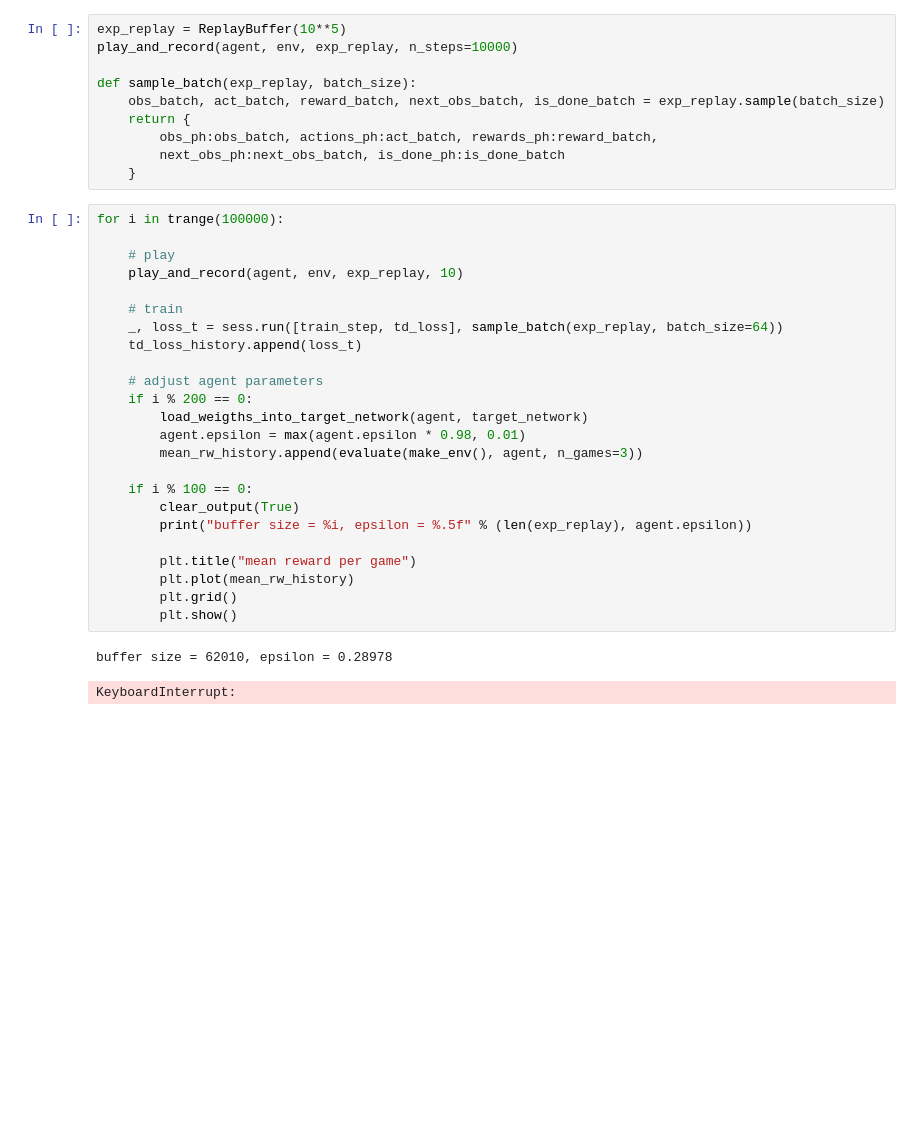
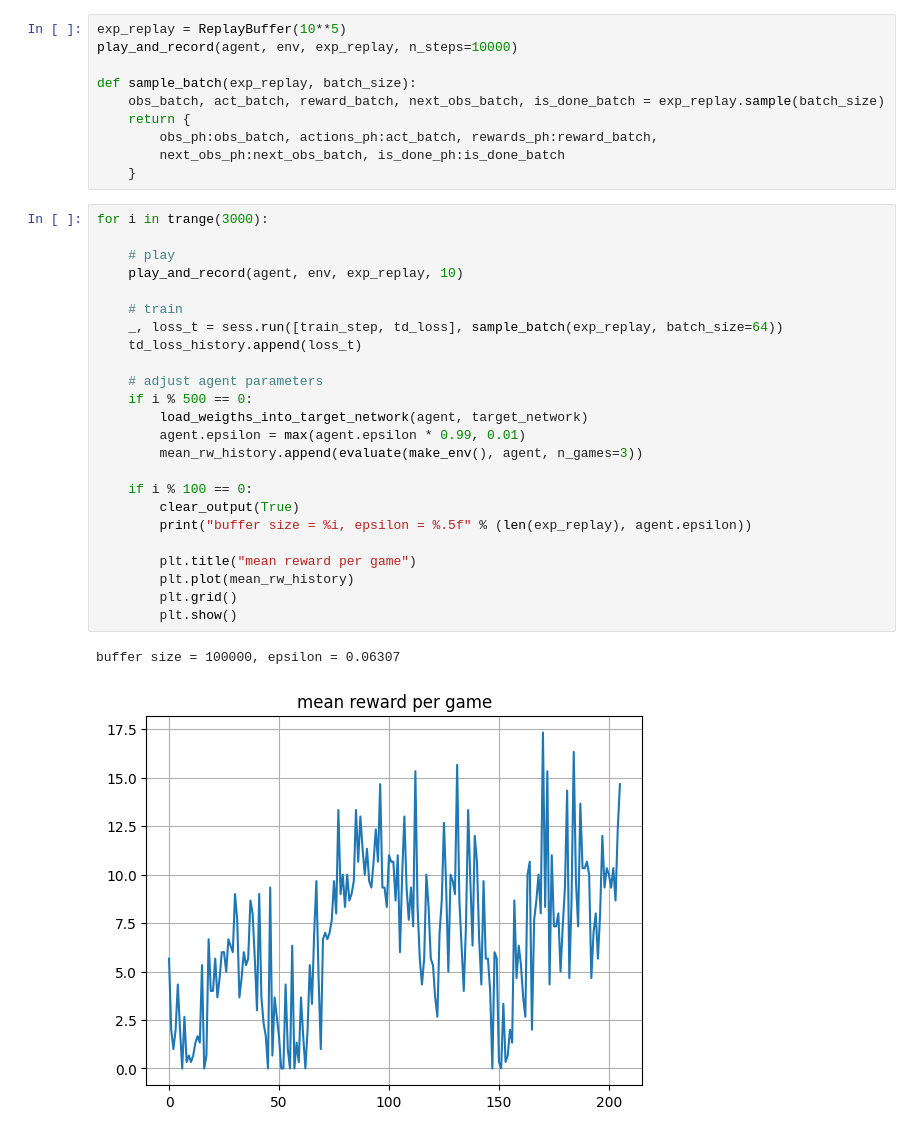
Before and after one commit to bmichas/GUzW, a Jupyter notebook: notebooks/Lab. 8.ipynb, the cells around one changed output. Cells and saved outputs as stored; diff of their text form; blank space fills up the shorter version.

```diff
--- a/notebooks/Lab. 8.ipynb
+++ b/notebooks/Lab. 8.ipynb
@@ -497,30 +509,30 @@ def sample_batch(exp_replay, batch_size):
         next_obs_ph:next_obs_batch, is_done_ph:is_done_batch
     }
 # %%
-for i in trange(100000):
+for i in trange(3000):
 
     # play
     play_and_record(agent, env, exp_replay, 10)
 
     # train
     _, loss_t = sess.run([train_step, td_loss], sample_batch(exp_replay, batch_size=64))
     td_loss_history.append(loss_t)
 
     # adjust agent parameters
-    if i % 200 == 0:
+    if i % 500 == 0:
         load_weigths_into_target_network(agent, target_network)
-        agent.epsilon = max(agent.epsilon * 0.98, 0.01)
+        agent.epsilon = max(agent.epsilon * 0.99, 0.01)
         mean_rw_history.append(evaluate(make_env(), agent, n_games=3))
 
     if i % 100 == 0:
         clear_output(True)
         print("buffer size = %i, epsilon = %.5f" % (len(exp_replay), agent.epsilon))
 
         plt.title("mean reward per game")
         plt.plot(mean_rw_history)
         plt.grid()
         plt.show()
 # %% [output]
-buffer size = 62010, epsilon = 0.28978
+buffer size = 100000, epsilon = 0.06307
-KeyboardInterrupt:
+[figure, added]
 # %%
```
Also changed, not shown: parts of 8 cells of this notebook.
